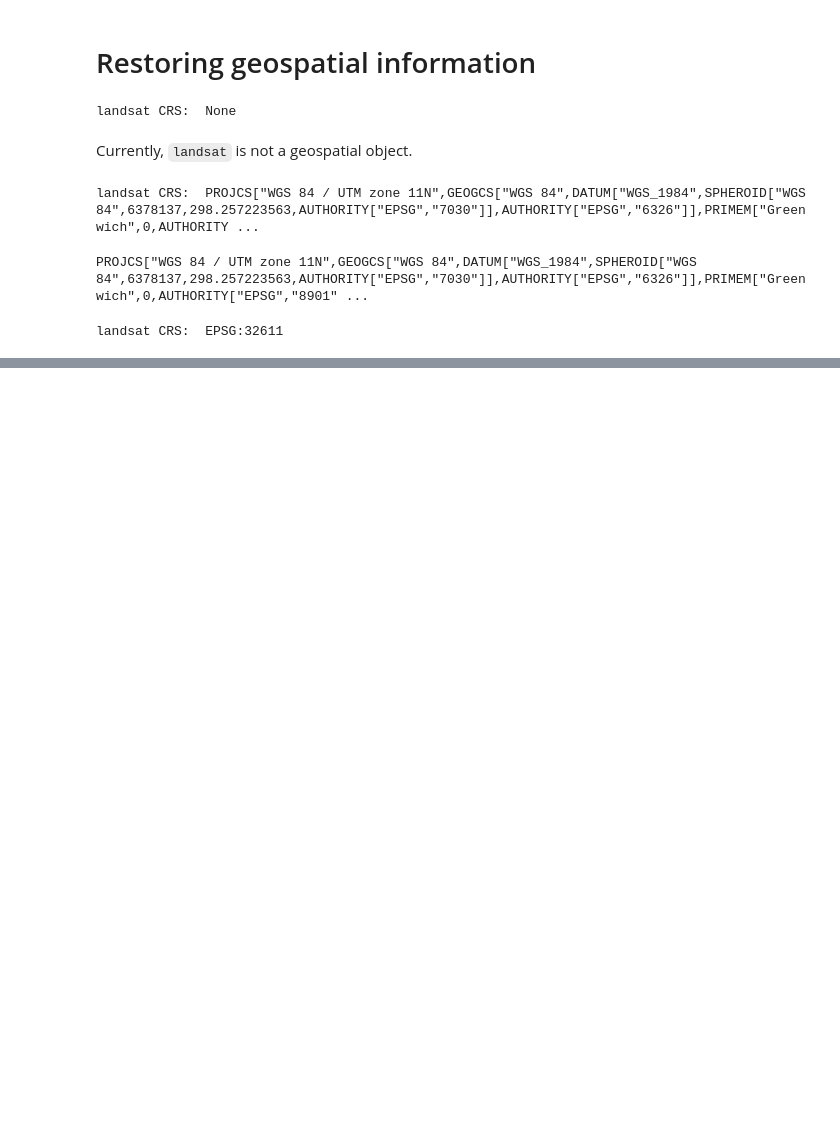
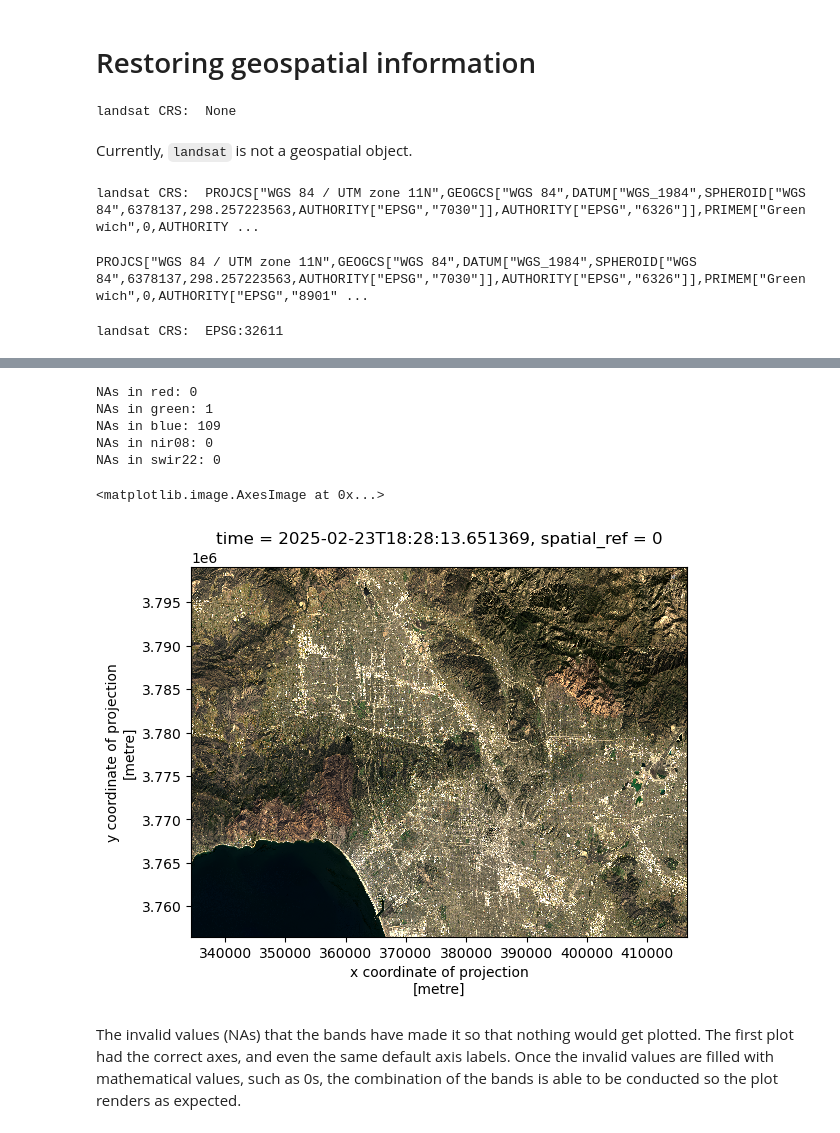
Before and after one commit to edengonzalezz/eds220-hwk4, a Jupyter notebook: hwk4-task2-false-color-GONZALEZ.ipynb, the cells around one changed output, grey strips where cells are left out. Cells and saved outputs as stored; diff of their text form; code cells hidden in the pictures; blank space fills up the shorter version.

```diff
--- a/hwk4-task2-false-color-GONZALEZ.ipynb
+++ b/hwk4-task2-false-color-GONZALEZ.ipynb
@@ -189,0 +205,20 @@ landsat CRS:  EPSG:32611
+# %%
+# Create a for loop to diagnose initial problem
+bands = ['red', 'green', 'blue', 'nir08', 'swir22']
+for band in bands:
+    sum_na = int(np.isnan(landsat[band]).sum())
+    print(f"NAs in {band}: {sum_na}")
+# %% [output]
+NAs in red: 0
+NAs in green: 1
+NAs in blue: 109
+NAs in nir08: 0
+NAs in swir22: 0
+# %%
+# Fill the NAs with 0s to take care of warnings
+landsat[['red', 'green', 'blue']].to_dataarray().fillna(0).plot.imshow(robust=True)
+# %% [output]
+<matplotlib.image.AxesImage at 0x...>
+[figure, added]
+# %% [markdown]
+The invalid values (NAs) that the bands have made it so that nothing would get plotted. The first plot had the correct axes, and even the same default axis labels. Once the invalid values are filled with mathematical values, such as 0s, the combination of the bands is able to be conducted so the plot renders as expected.
```
Also changed, not shown: parts of 3 cells of this notebook.
